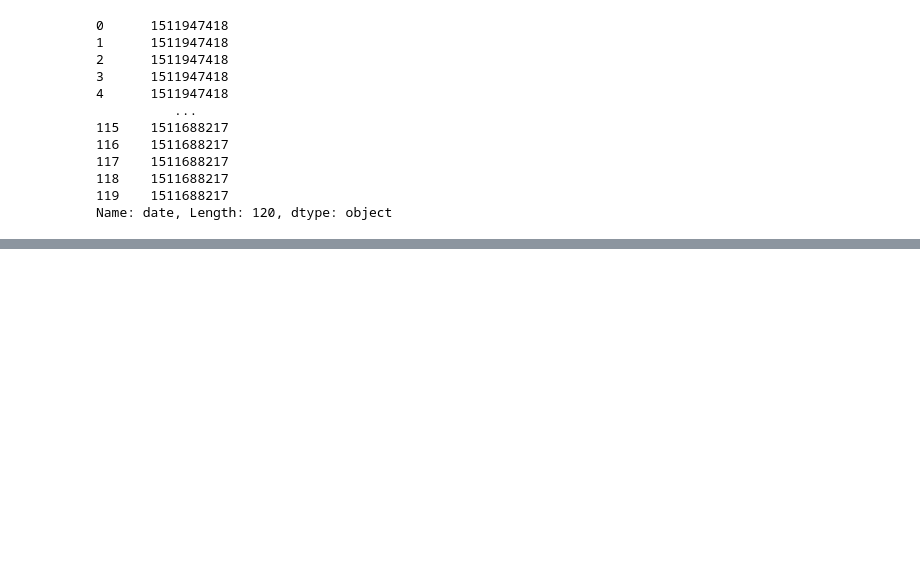
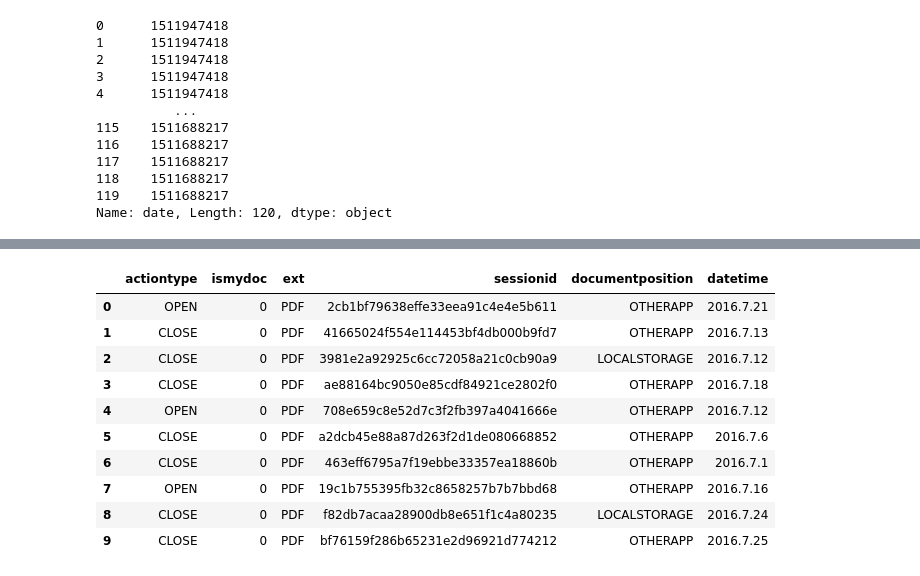
Before and after one commit to yulmu99/Analysis_practice, a Jupyter notebook: analysis practice/로그 데이터 분석/Training/Json_SQL.ipynb, the cells around one changed output, grey strips where cells are left out. Saved outputs shown, nothing was run; the diff lists cells and outputs as text; code cells hidden in the pictures; blank space fills up the shorter version.

```diff
--- a/analysis practice/로그 데이터 분석/Training/Json_SQL.ipynb
+++ b/analysis practice/로그 데이터 분석/Training/Json_SQL.ipynb
@@ -60,0 +88,18 @@ mydf['date'] = mydf['date'].astype('datetime64[ns]')
+# %%
+#sql 언어 활용을 위한 라이브러리, 쿼리 작성
+from pandasql import *
+
+q = "SELECT * FROM df  WHERE ext = 'PDF' AND ismydoc = '0' LIMIT 10 "
+sqldf(q,locals())
+# %% [output]
+|  | actiontype | ismydoc | ext | sessionid | documentposition | datetime |
+| 0 | OPEN | 0 | PDF | 2cb1bf79638effe33eea91c4e4e5b611 | OTHERAPP | 2016.7.21 |
+| 1 | CLOSE | 0 | PDF | 41665024f554e114453bf4db000b9fd7 | OTHERAPP | 2016.7.13 |
+| 2 | CLOSE | 0 | PDF | 3981e2a92925c6cc72058a21c0cb90a9 | LOCALSTORAGE | 2016.7.12 |
+| 3 | CLOSE | 0 | PDF | ae88164bc9050e85cdf84921ce2802f0 | OTHERAPP | 2016.7.18 |
+| 4 | OPEN | 0 | PDF | 708e659c8e52d7c3f2fb397a4041666e | OTHERAPP | 2016.7.12 |
+| 5 | CLOSE | 0 | PDF | a2dcb45e88a87d263f2d1de080668852 | OTHERAPP | 2016.7.6 |
+| 6 | CLOSE | 0 | PDF | 463eff6795a7f19ebbe33357ea18860b | OTHERAPP | 2016.7.1 |
+| 7 | OPEN | 0 | PDF | 19c1b755395fb32c8658257b7b7bbd68 | OTHERAPP | 2016.7.16 |
+| 8 | CLOSE | 0 | PDF | f82db7acaa28900db8e651f1c4a80235 | LOCALSTORAGE | 2016.7.24 |
+| 9 | CLOSE | 0 | PDF | bf76159f286b65231e2d96921d774212 | OTHERAPP | 2016.7.25 |
```
Also changed, not shown: parts of 14 cells of this notebook.
